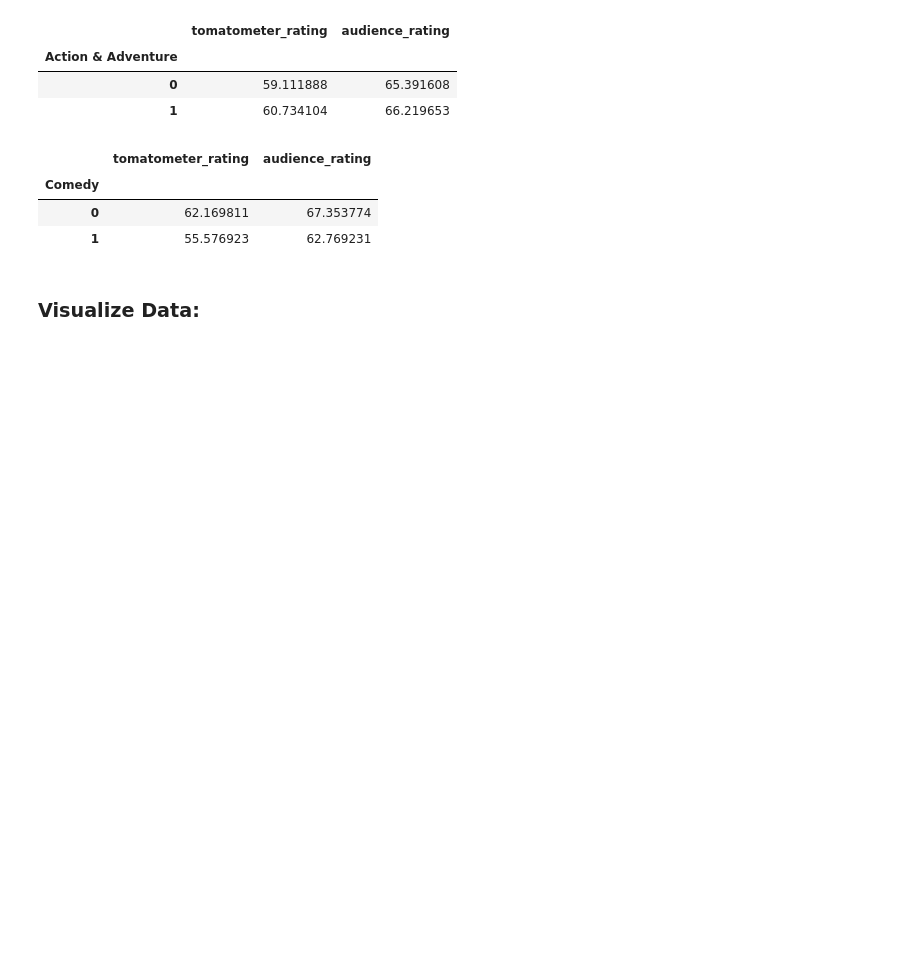
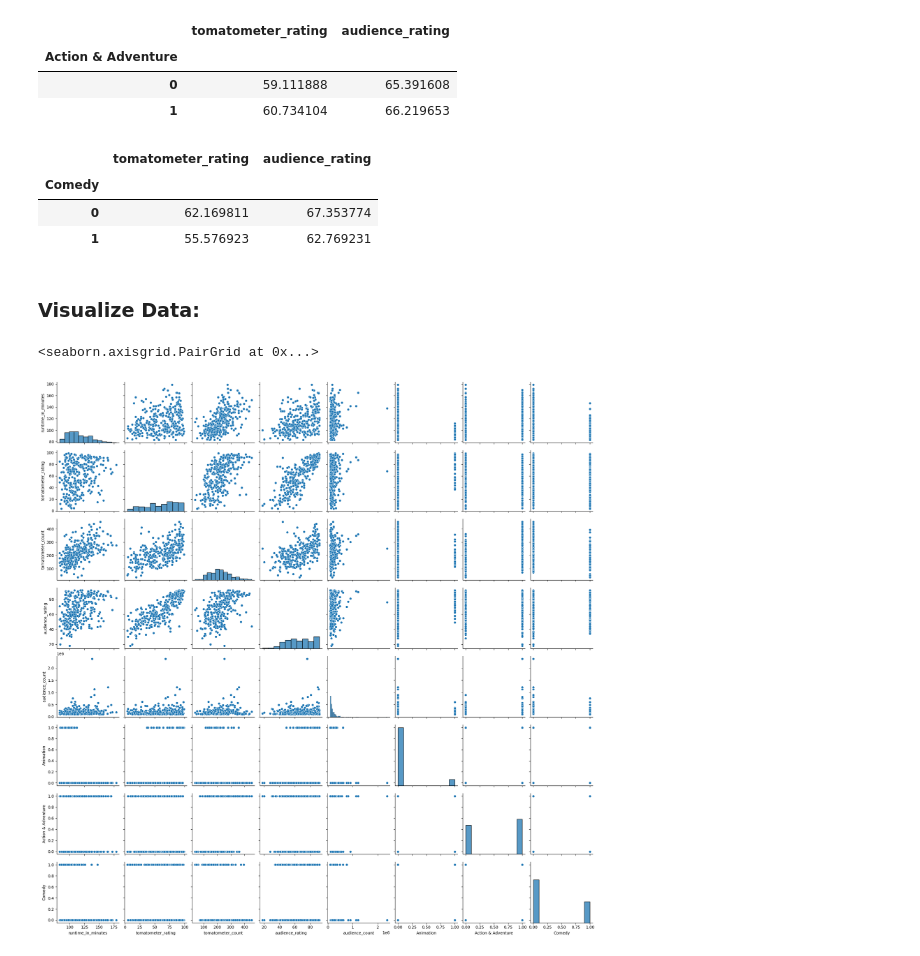
Before and after one commit to souparnabose99/data-science-360, a Jupyter notebook: exploratory-data-analysis/General/Code/eda/exploratory-data-analysis.ipynb, the cells around one changed output. Saved outputs shown, nothing was run; the diff lists cells and outputs as text; code cells hidden in the pictures; blank space fills up the shorter version.

```diff
--- a/exploratory-data-analysis/General/Code/eda/exploratory-data-analysis.ipynb
+++ b/exploratory-data-analysis/General/Code/eda/exploratory-data-analysis.ipynb
@@ -193,3 +193,8 @@ popular_movies.groupby('Comedy')[['tomatometer_rating', 'audience_rating']].mean
 | 1 | 55.576923 | 62.769231 |
 # %% [markdown]
 ### Visualize Data:
+# %%
+sns.pairplot(popular_movies)
+# %% [output]
+<seaborn.axisgrid.PairGrid at 0x...>
+[figure, added]
```
Also changed, not shown: parts of 1 cell of this notebook.
